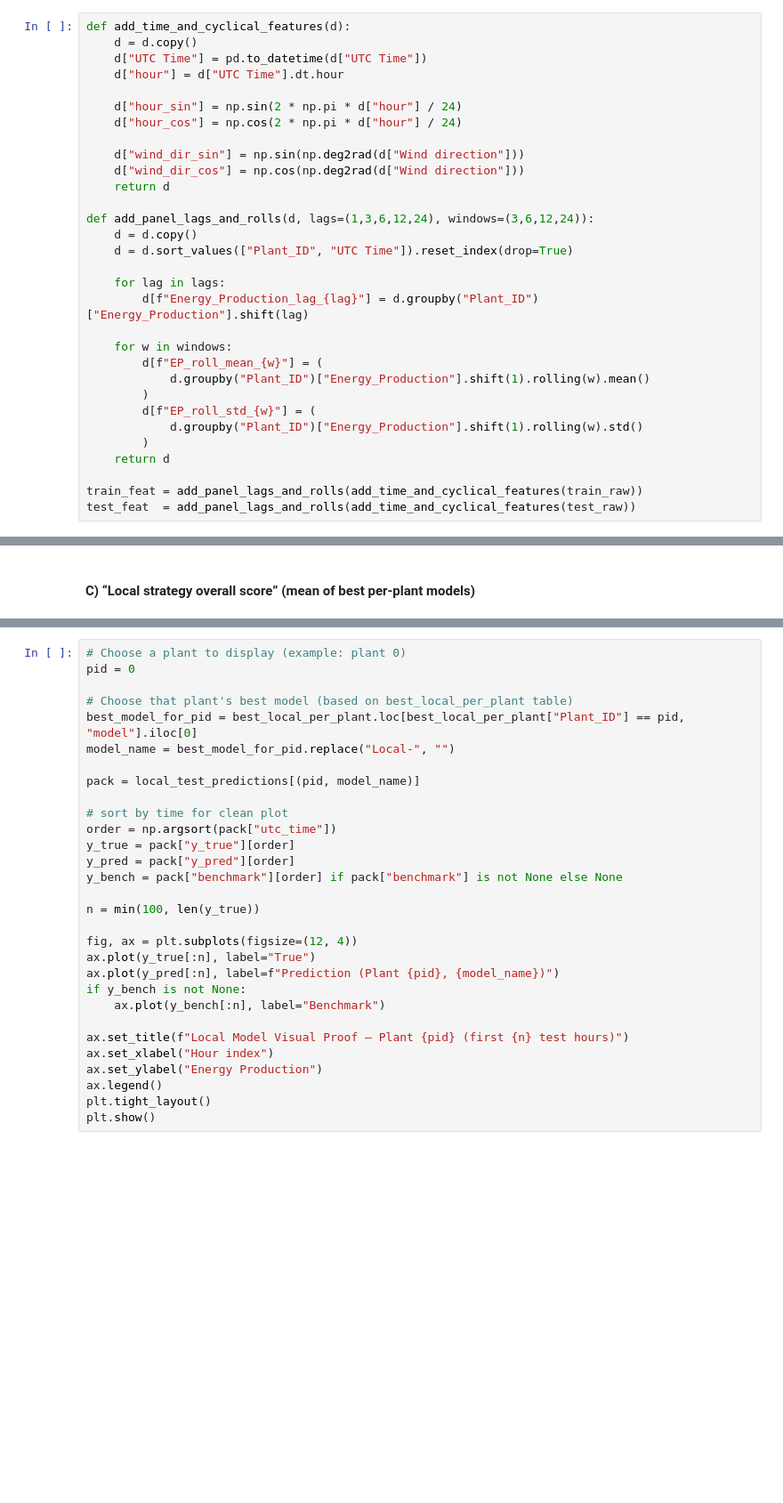
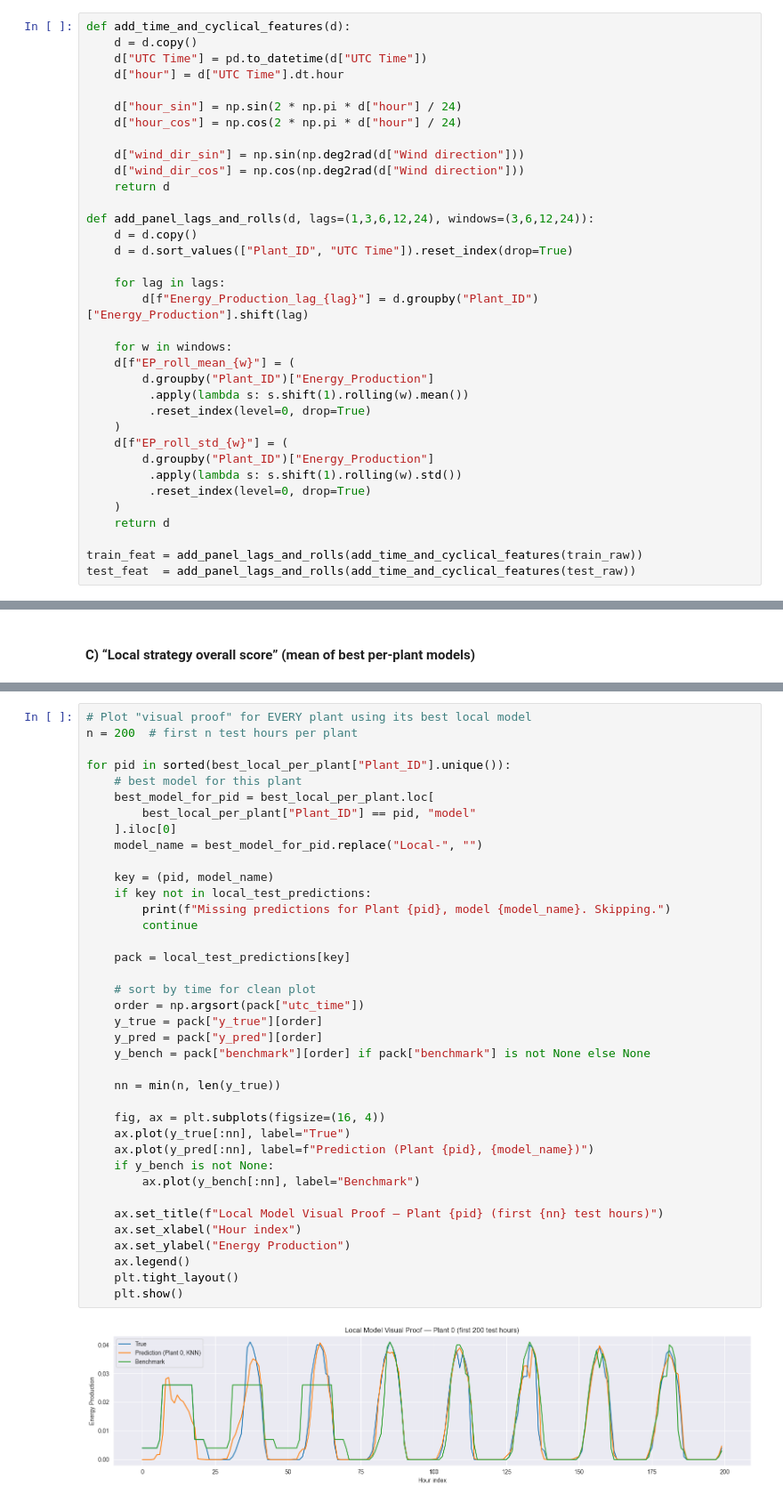
Before and after one commit to emschutt/Energy-Production-Forecasting, a Jupyter notebook: project_v0.ipynb, the cells around one changed output, grey strips where cells are left out. Shown at 89% size. Drawn from its saved outputs; the diff is of its cells as text; blank space fills up the shorter version.

```diff
--- a/project_v0.ipynb
+++ b/project_v0.ipynb
@@ -240,12 +240,16 @@ def add_panel_lags_and_rolls(d, lags=(1,3,6,12,24), windows=(3,6,12,24)):
         d[f"Energy_Production_lag_{lag}"] = d.groupby("Plant_ID")["Energy_Production"].shift(lag)
 
     for w in windows:
-        d[f"EP_roll_mean_{w}"] = (
-            d.groupby("Plant_ID")["Energy_Production"].shift(1).rolling(w).mean()
-        )
-        d[f"EP_roll_std_{w}"] = (
-            d.groupby("Plant_ID")["Energy_Production"].shift(1).rolling(w).std()
-        )
+    d[f"EP_roll_mean_{w}"] = (
+        d.groupby("Plant_ID")["Energy_Production"]
+         .apply(lambda s: s.shift(1).rolling(w).mean())
+         .reset_index(level=0, drop=True)
+    )
+    d[f"EP_roll_std_{w}"] = (
+        d.groupby("Plant_ID")["Energy_Production"]
+         .apply(lambda s: s.shift(1).rolling(w).std())
+         .reset_index(level=0, drop=True)
+    )
     return d
 
 train_feat = add_panel_lags_and_rolls(add_time_and_cyclical_features(train_raw))
@@ -575,30 +619,40 @@ display(local_best_overall.to_frame("mean_metric"))
 # %%
-# Choose a plant to display (example: plant 0)
-pid = 0
+# Plot "visual proof" for EVERY plant using its best local model
+n = 200  # first n test hours per plant
 
-# Choose that plant's best model (based on best_local_per_plant table)
-best_model_for_pid = best_local_per_plant.loc[best_local_per_plant["Plant_ID"] == pid, "model"].iloc[0]
-model_name = best_model_for_pid.replace("Local-", "")
+for pid in sorted(best_local_per_plant["Plant_ID"].unique()):
+    # best model for this plant
+    best_model_for_pid = best_local_per_plant.loc[
+        best_local_per_plant["Plant_ID"] == pid, "model"
+    ].iloc[0]
+    model_name = best_model_for_pid.replace("Local-", "")
 
-pack = local_test_predictions[(pid, model_name)]
+    key = (pid, model_name)
+    if key not in local_test_predictions:
+        print(f"Missing predictions for Plant {pid}, model {model_name}. Skipping.")
+        continue
 
-# sort by time for clean plot
-order = np.argsort(pack["utc_time"])
-y_true = pack["y_true"][order]
-y_pred = pack["y_pred"][order]
-y_bench = pack["benchmark"][order] if pack["benchmark"] is not None else None
+    pack = local_test_predictions[key]
 
-n = min(100, len(y_true))
+    # sort by time for clean plot
+    order = np.argsort(pack["utc_time"])
+    y_true = pack["y_true"][order]
+    y_pred = pack["y_pred"][order]
+    y_bench = pack["benchmark"][order] if pack["benchmark"] is not None else None
 
-fig, ax = plt.subplots(figsize=(12, 4))
-ax.plot(y_true[:n], label="True")
-ax.plot(y_pred[:n], label=f"Prediction (Plant {pid}, {model_name})")
-if y_bench is not None:
-    ax.plot(y_bench[:n], label="Benchmark")
+    nn = min(n, len(y_true))
 
-ax.set_title(f"Local Model Visual Proof — Plant {pid} (first {n} test hours)")
-ax.set_xlabel("Hour index")
-ax.set_ylabel("Energy Production")
-ax.legend()
-plt.tight_layout()
-plt.show()
+    fig, ax = plt.subplots(figsize=(16, 4))
+    ax.plot(y_true[:nn], label="True")
+    ax.plot(y_pred[:nn], label=f"Prediction (Plant {pid}, {model_name})")
+    if y_bench is not None:
+        ax.plot(y_bench[:nn], label="Benchmark")
+
+    ax.set_title(f"Local Model Visual Proof — Plant {pid} (first {nn} test hours)")
+    ax.set_xlabel("Hour index")
+    ax.set_ylabel("Energy Production")
+    ax.legend()
+    plt.tight_layout()
+    plt.show()
+# %% [output]
+[figure, added]
```
Also changed, not shown: parts of 17 cells of this notebook.
